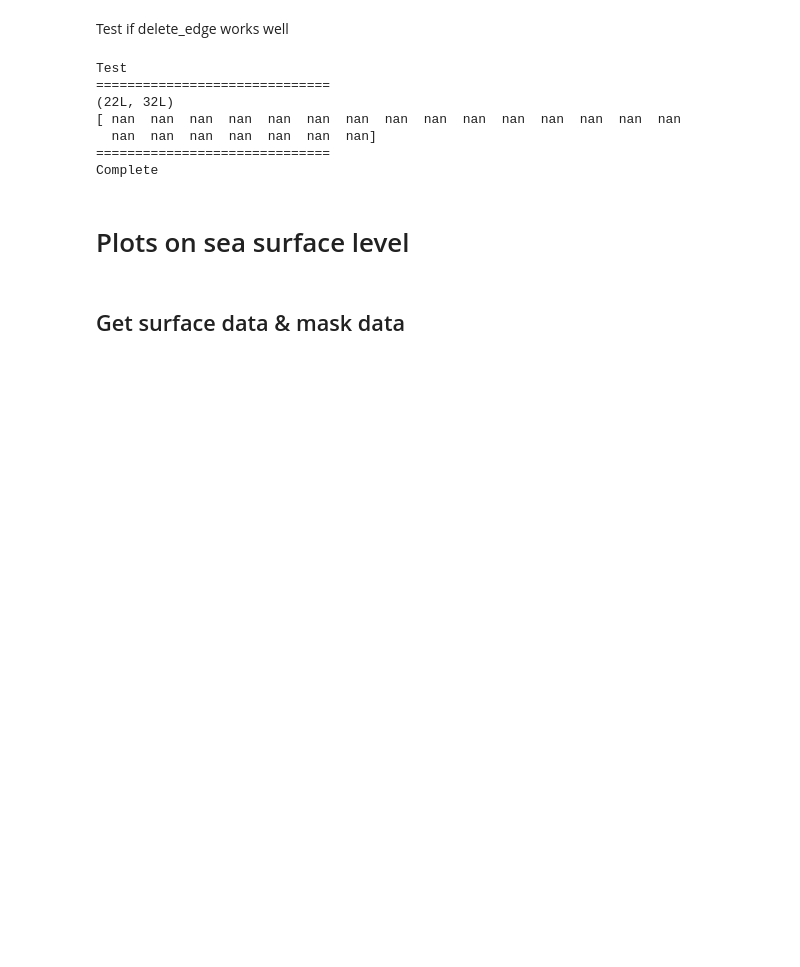
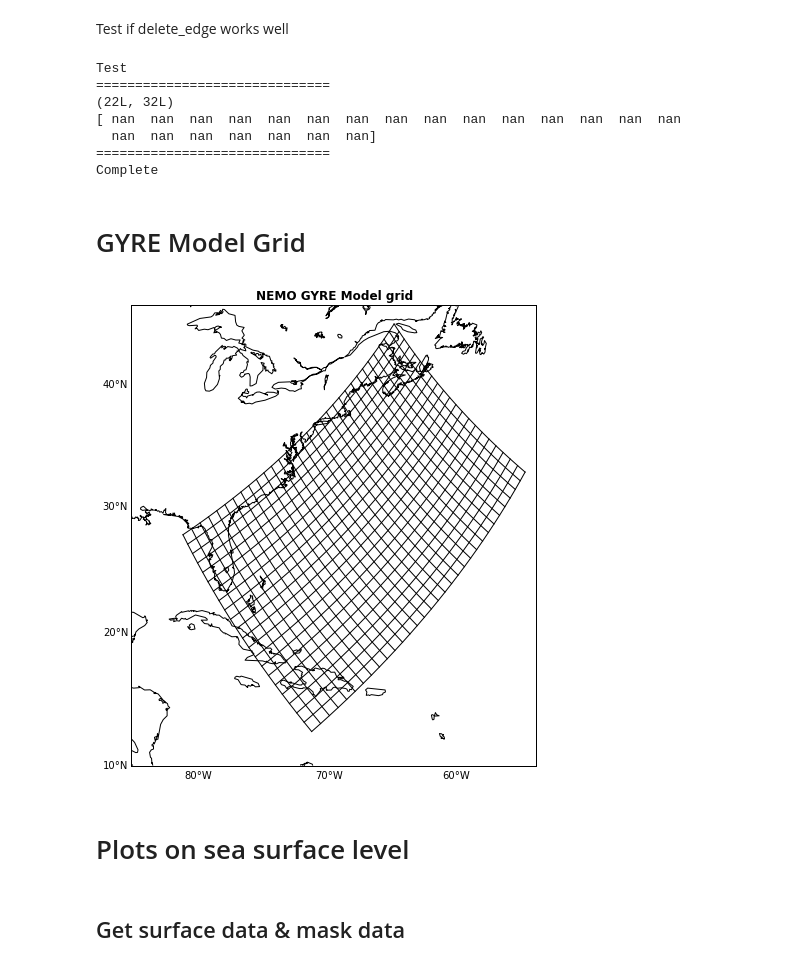
Before and after one commit to UBC-MOAD/analysis-kyle, a Jupyter notebook: notebooks/[NEMO] GYRE Output.ipynb, the cells around one changed output. Cells and saved outputs as stored; diff of their text form; code cells hidden in the pictures; blank space fills up the shorter version.

```diff
--- a/notebooks/GYRE_Output.ipynb
+++ b/notebooks/[NEMO] GYRE Output.ipynb
@@ -170,6 +166,34 @@ Test
   nan  nan  nan  nan  nan  nan  nan]
 ==============================
 Complete
+# %% [markdown]
+# GYRE Model Grid
+# %%
+latlim=[10, 50]
+lonlim=[-85, -45]
+fig=plt.figure(figsize=(8, 8))
+ax=fig.add_axes([0.1, 0.1, 0.8, 0.8])
+map=Basemap(projection='lcc',\
+            lat_1=30, lat_2=60, lat_0=45, lon_0=-65,\
+            llcrnrlon=lonlim[0], llcrnrlat=latlim[0],\
+            urcrnrlon=lonlim[1], urcrnrlat=latlim[1],\
+            resolution='l')
+# draw coast line
+map.drawcoastlines(linewidth=1, color='k') #map.drawcountries, map.drawstates, map.fillcontinents
+# draw parallels.
+parallels = np.arange(0, 90, 10)
+map.drawparallels(parallels, labels=[1, 0, 0, 0], fontsize=10, linewidth=0)
+# draw meridians
+meridians = np.arange(180, 360, 10)
+map.drawmeridians(meridians, labels=[0, 0, 0, 1], fontsize=10, linewidth=0)
+# transfer from Lat/Lon to projected grid
+x, y=map(longitude, latitude)
+map.plot(x, y, color='k', linewidth=1)
+map.plot(x.T, y.T, color='k', linewidth=1)
+ax.set_title('NEMO GYRE Model grid', fontsize=12, fontweight='bold')
+plt.show()
+# %% [output]
+[figure, added]
 # %% [markdown]
 # Plots on sea surface level
 # %% [markdown]
```
Also changed, not shown: parts of 18 cells of this notebook, 1 other file.
